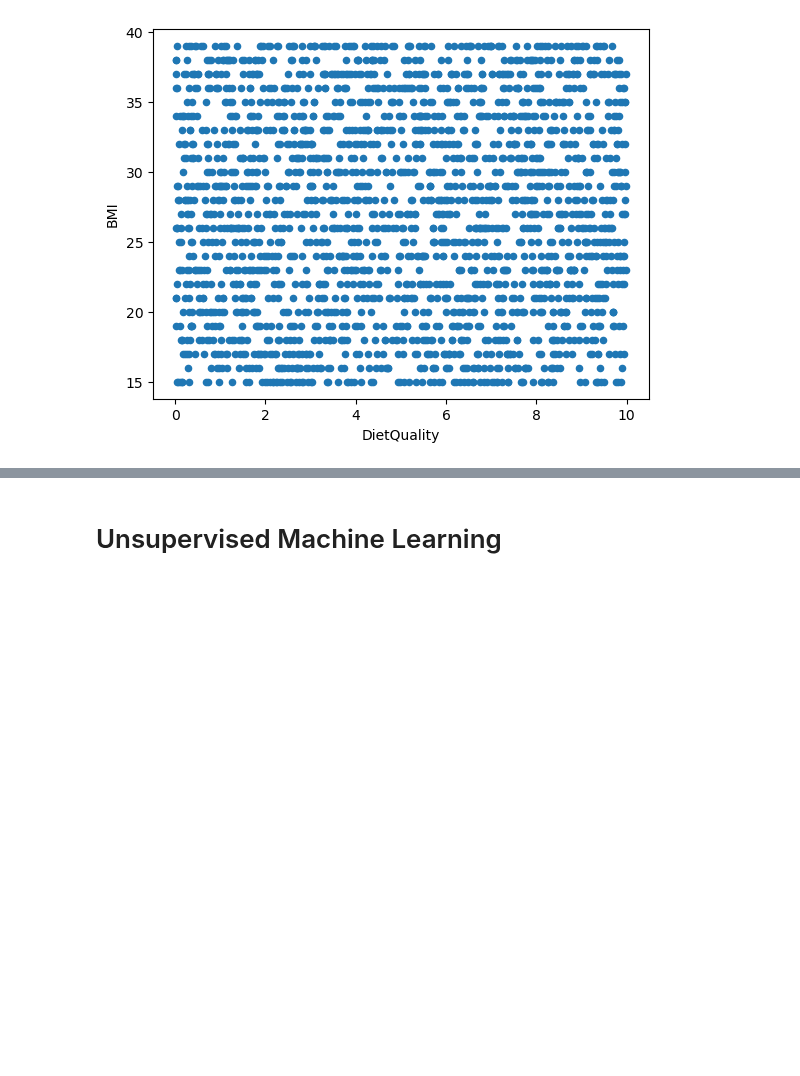
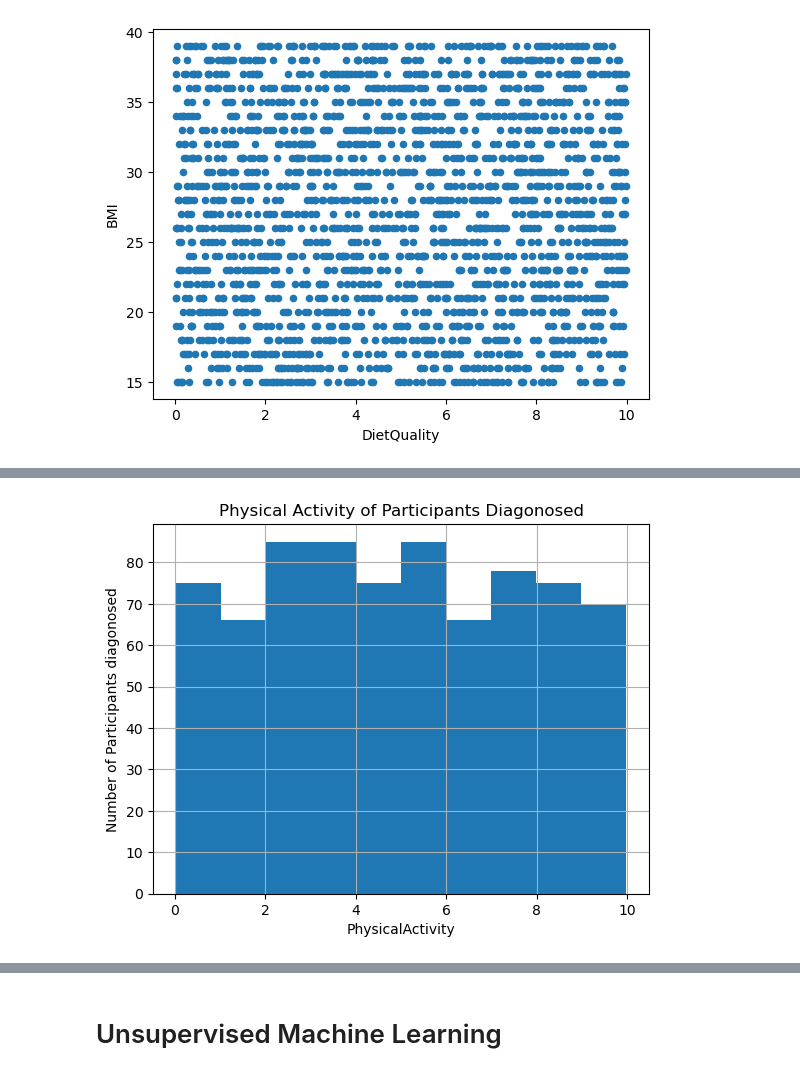
Before and after one commit to rutgers-bootcamp-team-5/project-4, a Jupyter notebook: main.ipynb, the cells around one changed output, grey strips where cells are left out. Cells and saved outputs as stored; diff of their text form; code cells hidden in the pictures; blank space fills up the shorter version.

```diff
--- a/main.ipynb
+++ b/main.ipynb
@@ -174,0 +213,9 @@ plt.show()
+# %%
+bins_Diat = data_Diagnosed['PhysicalActivity'].astype('int').max() - data_Diagnosed['PhysicalActivity'].astype('int').min()+1
+data_Diagnosed['PhysicalActivity'].hist(bins=bins_Diat)
+plt.xlabel('PhysicalActivity')
+plt.ylabel('Number of Participants diagonosed')
+plt.title('Physical Activity of Participants Diagonosed')
+plt.show()
+# %% [output]
+[figure, added]
```
Also changed, not shown: parts of 13 cells of this notebook.
